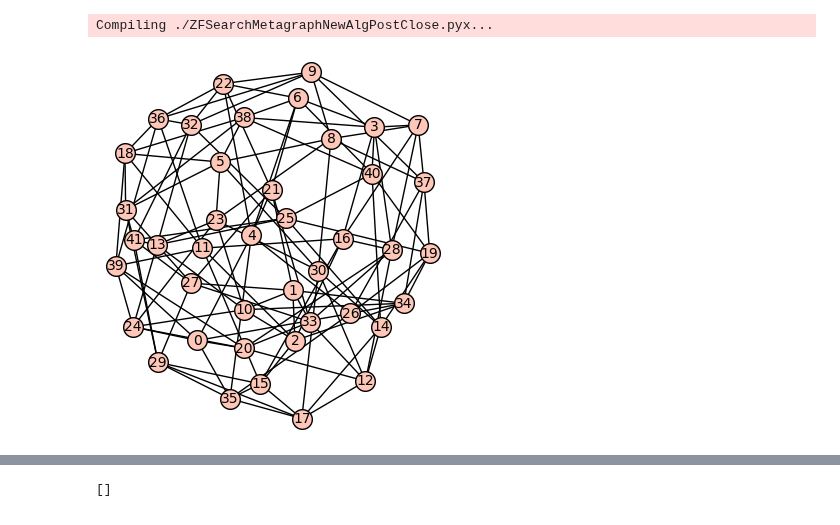
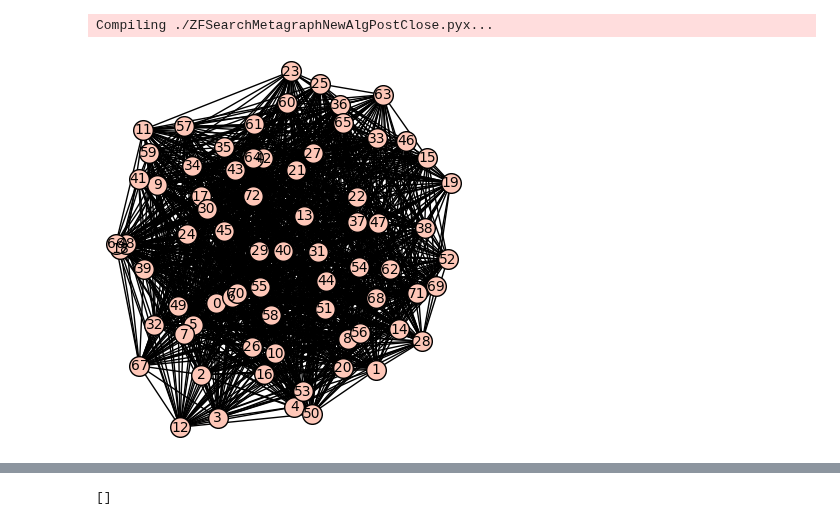
Before and after one commit to alexhutman/zftools, a Jupyter notebook: DijkstraMetagraphTestbed.ipynb, the cells around one changed output, grey strips where cells are left out. Drawn from its saved outputs; the diff is of its cells as text; code cells hidden in the pictures.

```diff
--- a/DijkstraMetagraphTestbed.ipynb
+++ b/DijkstraMetagraphTestbed.ipynb
@@ -9,36 +9,36 @@ Compiling ./ZFSearchMetagraphNewAlgPostClose.pyx...
 #H = graphs.PetersenGraph()
 #H = graphs.CoxeterGraph()       # DNF/DNF/1,284sec/339sec/220sec
 #H = graphs.RobertsonGraph()     # DNF
 #H = graphs.HeawoodGraph()       # 1.46/~1.20sec/1.03sec/0.22sec/0.16sec/0.12sec
 #H = graphs.BrinkmannGraph()     # DNF/DNF/66.5sec/43.3sec/29.81sec/25.97sec
 #H = graphs.HoffmanGraph()       # ~19sec/~13.7sec/2.57sec/2.00sec/1.6sec
 #H = graphs.ClebschGraph()       # DNF/36.3sec/12.8sec/7.8sec/6.7sec/4.8sec/4.22sec/2.90sec
 #H = graphs.DesarguesGraph()     # 14.56sec/8.00sec/5.6sec
 #H = graphs.DodecahedralGraph()  # ~25.9sec/~8.9sec/~4.2sec/3.02sec/2.90sec/2.12sec/1.07sec/0.80sec
 #H = graphs.HoffmanGraph().complement()
 #H = graphs.CompleteGraph(16)
 #H = graphs.RandomTree(22)
 #H = graphs.PathGraph(30)
 #H = graphs.StarGraph(4)
 #H = graphs.ClebschGraph().line_graph()
-H = graphs.BrinkmannGraph().line_graph()
+#H = graphs.BrinkmannGraph().line_graph()
 #H = graphs.RobertsonGraph().line_graph()
 #H = graphs.CoxeterGraph().line_graph()
 #H = graphs.MycielskiGraph(6)
 #H = graphs.PaleyGraph(17).line_graph()
-#H = graphs.PaleyGraph(73)
+H = graphs.PaleyGraph(73)
 H.relabel()
 
 #d = {0: [1,2,4], 1: [0,2,5], 2: [0,1,3], 3: [2,4,5], 4: [0,3,5], 5: [1,3,4]}
 #H = Graph(d)
 
 if H.num_verts() < 75:
     H.show()
 
 #metaGraph = ZFSearchMetagraphNewAlg(H)
 #%time calculate_all_closures(H)
 # %% [output]
-[figure, old version]
+[figure, new version]
 # %%
 metaGraph = ZFSearchMetagraphNewAlg(H)
 #metaGraph = ZFSearchMetagraph(H)
```
Also changed, not shown: parts of 1 cell of this notebook, 1 other file.
